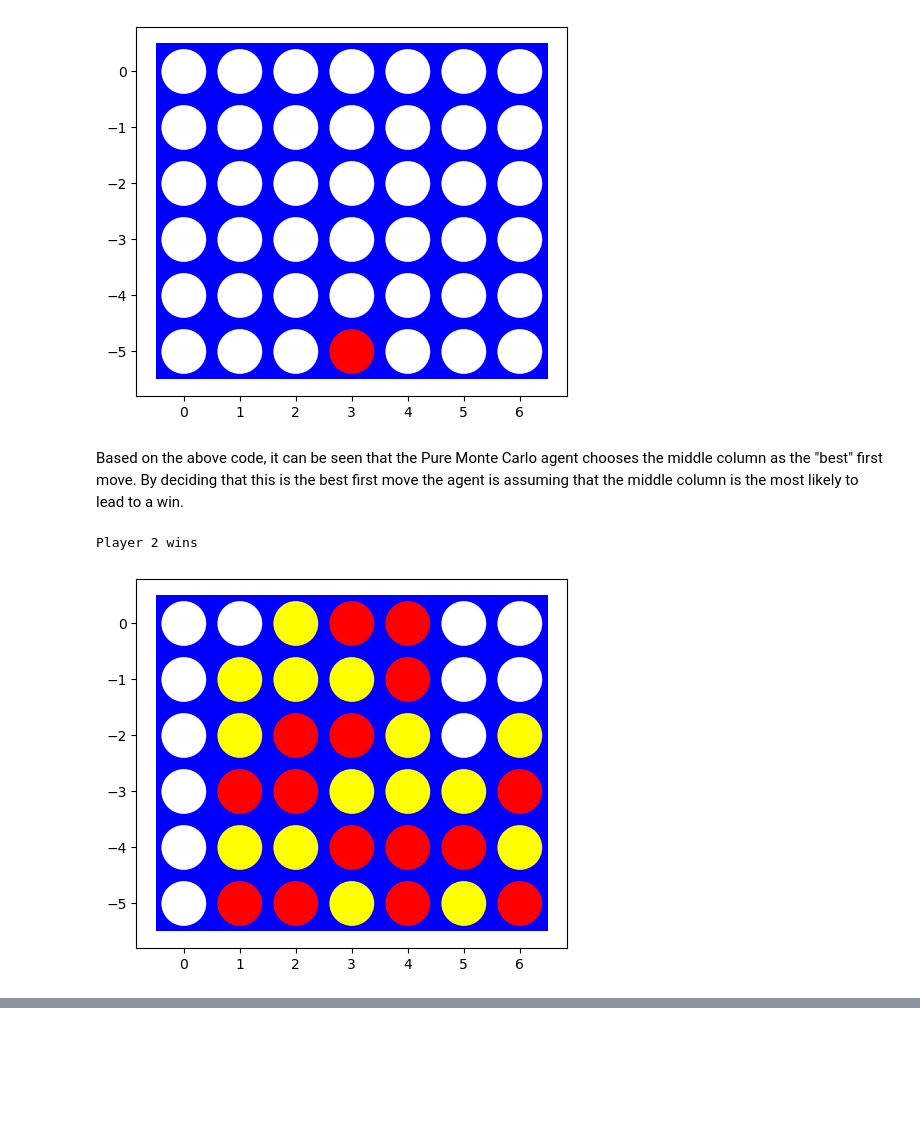
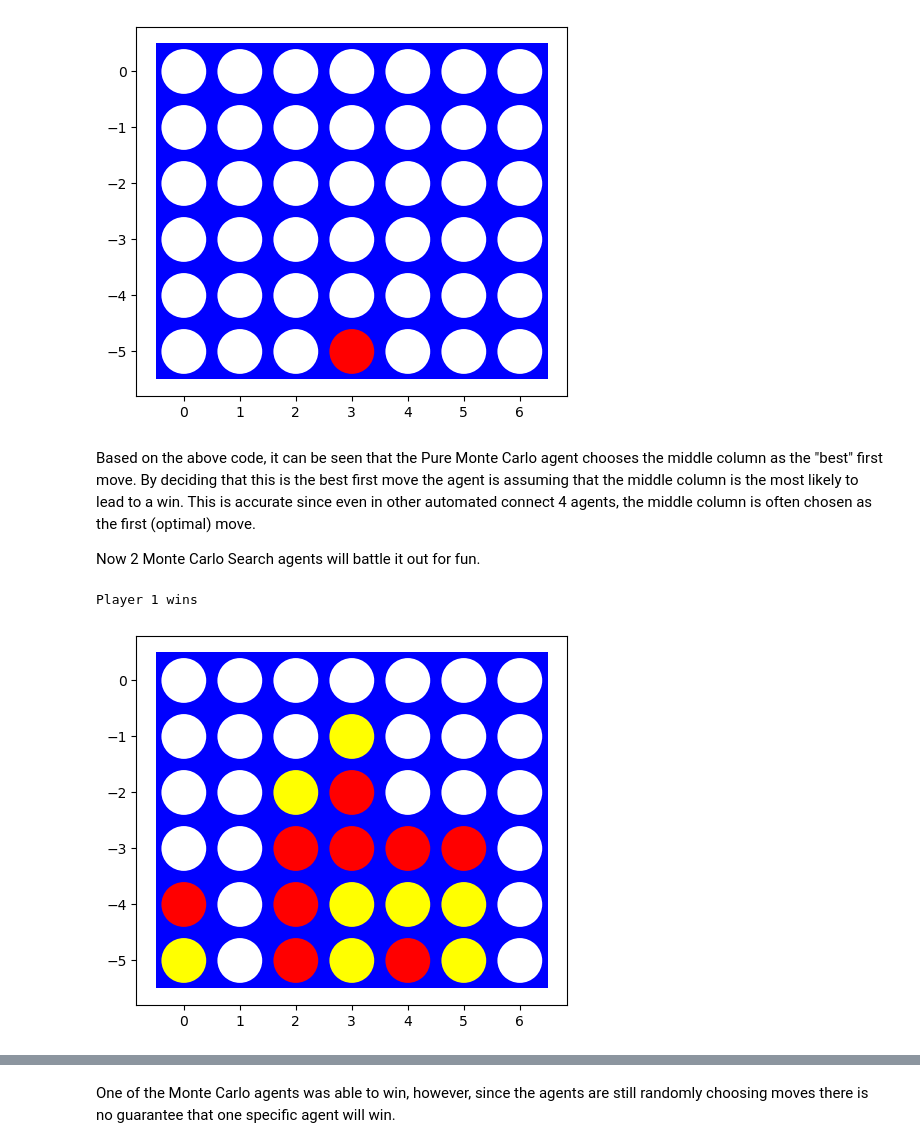
Before and after one commit to leilaniGegg/CS7320-ArtificialIntelligence, a Jupyter notebook: Assignment 5/assignment_connect4.ipynb, the cells around one changed output, grey strips where cells are left out. Cells and saved outputs as stored; diff of their text form; code cells hidden in the pictures; blank space fills up the shorter version.

```diff
--- a/Assignment 5/assignment_connect4.ipynb
+++ b/Assignment 5/assignment_connect4.ipynb
@@ -788,6 +817,5 @@ Time to make a move on a 6x7 board with depth 1: 0.0 seconds
 Experiment with the same manually created boards as above to check if the agent spots wining opportunities.
 # %%
-# Create a 4x4 board that is close to winning for red
 board_1 = [[0, 0, 0, 0, 0],
          [0, 0, 0, 0, 0],
          [0, 0, 1, 1, 1],
@@ -796,7 +824,7 @@ board_1 = [[0, 0, 0, 0, 0],
 
 print('Board_1 before:')
 visualize(board_1)
-agent = heuristic_agent(1, 4)
+agent = heuristic_agent(1, 8)
 action = agent.play(board_1)
 new_board = result(board_1, action, agent.player)
 print('Board_1 after:')
@@ -810,7 +838,7 @@ board_2 = [[0, 0, 0, 0, 0],
 
 print('Board_2 before:')
 visualize(board_2)
-agent = heuristic_agent(1, 4)
+agent = heuristic_agent(1, 8)
 action = agent.play(board_2)
 new_board = result(board_2, action, agent.player)
 print('Board_2 after:')
@@ -824,7 +852,7 @@ board_3 = [[0, 0, 0, 0, 0],
 
 print('Board_3 before:')
 visualize(board_3)
-agent = heuristic_agent(1, 4)
+agent = heuristic_agent(1, 8)
 action = agent.play(board_3)
 new_board = result(board_3, action, agent.player)
 print('Board_3 after:')
@@ -838,7 +866,7 @@ board_4 = [[0, 0, 0, 0, 0],
 
 print('Board_4 before:')
 visualize(board_4)
-agent = heuristic_agent(1, 4)
+agent = heuristic_agent(1, 8)
 action = agent.play(board_4)
 new_board = result(board_4, action, agent.player)
 print('Board_4 after:')
@@ -852,7 +880,7 @@ board_5 = [[0, 0, 0, 0, 0],
 
 print('Board_5 before:')
 visualize(board_5)
-agent = heuristic_agent(1, 4)
+agent = heuristic_agent(1, 8)
 action = agent.play(board_5)
 new_board = result(board_5, action, agent.player)
 print('Board_5 after:')
@@ -860,10 +904,9 @@ visualize(new_board)
 # %% [markdown]
 How long does it take to make a move? Start with a smaller board with 4 columns and make the board larger by adding columns.
 # %%
-# Your code/ answer goes here.
 import timeit
 
-player1 = heuristic_agent(1, 3) # red
+player1 = heuristic_agent(1, 8) # red
 
 # Make a 4x4 board
 board1 = [[0, 0, 0, 0],
@@ -899,10 +942,8 @@ board5 = [[0, 0, 0, 0, 0, 0, 0, 0],
 boards = [board1, board2, board3, board4, board5]
 
 for board in boards:
-    # visualize(board)
     start = timeit.default_timer()
     action = player1.play(board)
     end = timeit.default_timer()
-    # visualize(result(board, action, player1.player))
     print(f'Time to make a move on a {len(board)}x{len(board[0])} board:', end-start)
 # %% [output]
@@ -973,8 +1013,9 @@ class forward_pruning_agent:
         _, move = forward_pruning_minimax(board, self.player, float('-inf'), float('inf'), self.depth, self.heuristic_function)
         return move
 # %%
+%%time
 player1 = forward_pruning_agent(1, 3, heuristic2) # red
-player2 = heuristic_agent(-1, 2) # yellow
+player2 = heuristic_agent(-1, 8) # yellow
 
 board = empty_board((7, 8))
 
@@ -1103,8 +1223,7 @@ Use Pure Monte Carlo Search to determine what the best first move is? Describe u
 # %%
 board = empty_board((6, 7))
 
-player1 = monte_carlo_agent(1, 300) # red
-player2 = alphabeta_agent(-1) # yellow
+player1 = monte_carlo_agent(1, 1000) # red
 
 # Make first move
 action = player1.play(board)
@@ -1114,38 +1233,41 @@ visualize(board)
 # %% [output]
 [figure]
 # %% [markdown]
-Based on the above code, it can be seen that the Pure Monte Carlo agent chooses the middle column as the "best" first move. By deciding that this is the best first move the agent is assuming that the middle column is the most likely to lead to a win.
+Based on the above code, it can be seen that the Pure Monte Carlo agent chooses the middle column as the "best" first move. By deciding that this is the best first move the agent is assuming that the middle column is the most likely to lead to a win. This is accurate since even in other automated connect 4 agents, the middle column is often chosen as the first (optimal) move.
+
+Now 2 Monte Carlo Search agents will battle it out for fun.
 # %%
+%%time
 board = empty_board((6,7))
 
-player1 = monte_carlo_agent(1, 400) # red
-player2 = monte_carlo_agent(-1, 400) # yellow
+player1 = monte_carlo_agent(1, 1000) # red
+player2 = monte_carlo_agent(-1, 1000) # yellow
 
 while True:
     end = check_for_wins(board)
     if end is not None:
         if end == 1:
             print('Player 1 wins')
         elif end == -1:
             print('Player 2 wins')
         else:
             print('Tie')
         break
     action = player1.play(board)
     board = result(board, action, player1.player)
     end = check_for_wins(board)
     if end is not None:
         if end == 1:
             print('Player 1 wins')
         elif end == -1:
             print('Player 2 wins')
         else:
             print('Tie')
         break
     action = player2.play(board)
     board = result(board, action, player2.player)
 
 visualize(board)
 # %% [output]
-Player 2 wins
+Player 1 wins
-[figure, old version]
+[figure, new version]
@@ -1151,0 +1276,2 @@ Player 2 wins
+# %% [markdown]
+One of the Monte Carlo agents was able to win, however, since the agents are still randomly choosing moves there is no guarantee that one specific agent will win.
```
Also changed, not shown: parts of 41 cells of this notebook.
